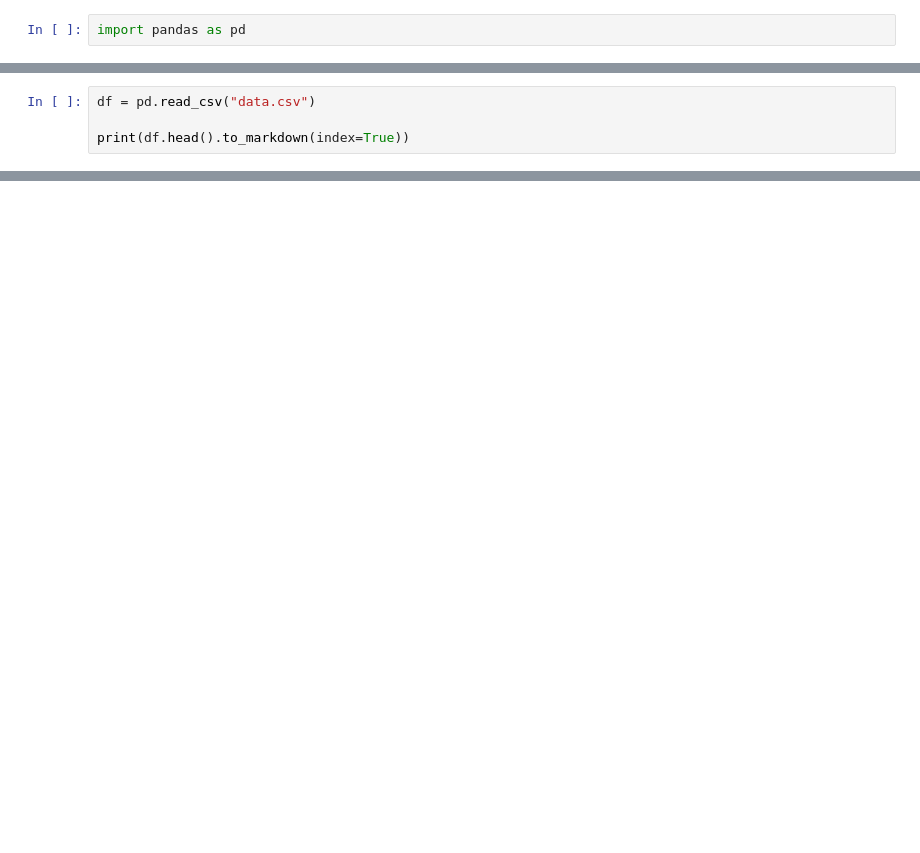
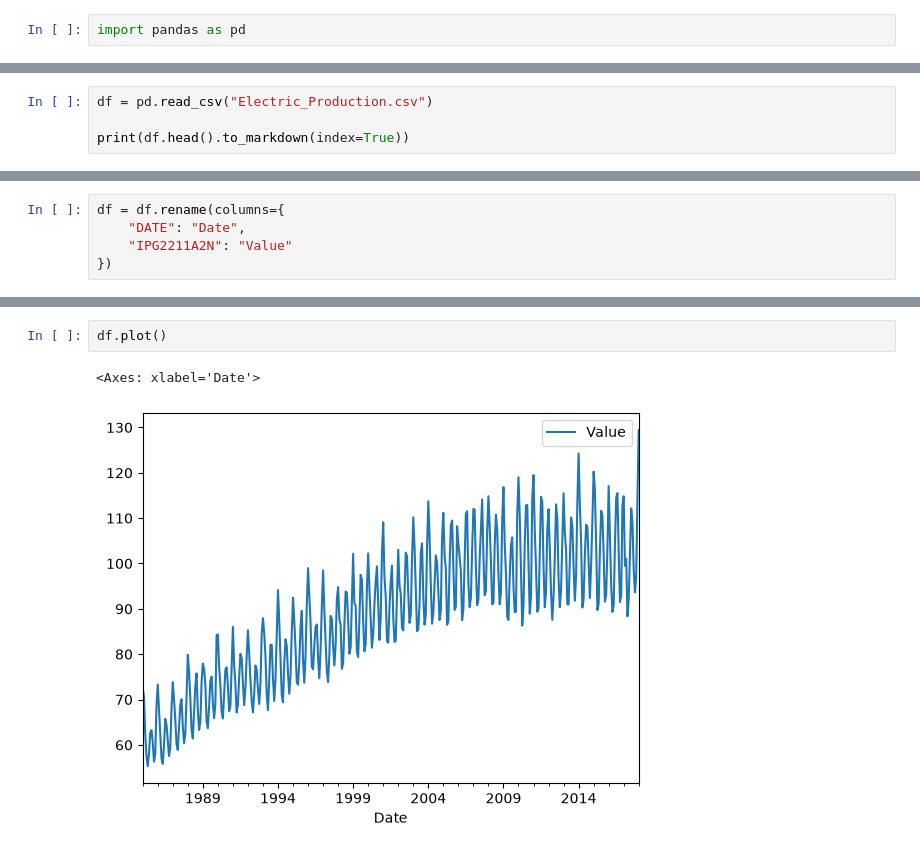
Before and after one commit to Mazharul419/Finance-Data-Platform, a Jupyter notebook: Data_indexing.ipynb, the cells around one changed output, grey strips where cells are left out. Cells and saved outputs as stored; diff of their text form; blank space fills up the shorter version.

```diff
--- a/Data_indexing.ipynb
+++ b/Data_indexing.ipynb
@@ -3,5 +5,5 @@ import pandas as pd
 # %%
-df = pd.read_csv("data.csv")
+df = pd.read_csv("Electric_Production.csv")
 
 print(df.head().to_markdown(index=True))
 # %% [output]
@@ -15,3 +17,8 @@ print(df.head().to_markdown(index=True))
+# %%
+df = df.rename(columns={
+    "DATE": "Date",
+    "IPG2211A2N": "Value"
+})
 # %%
 df.dtypes
 # %% [output]
@@ -48,0 +56,5 @@ print(df.head().to_markdown(index=True))
+# %%
+df.plot()
+# %% [output]
+<Axes: xlabel='Date'>
+[figure, added]
```
Also changed, not shown: parts of 13 cells of this notebook, 4 other files.
